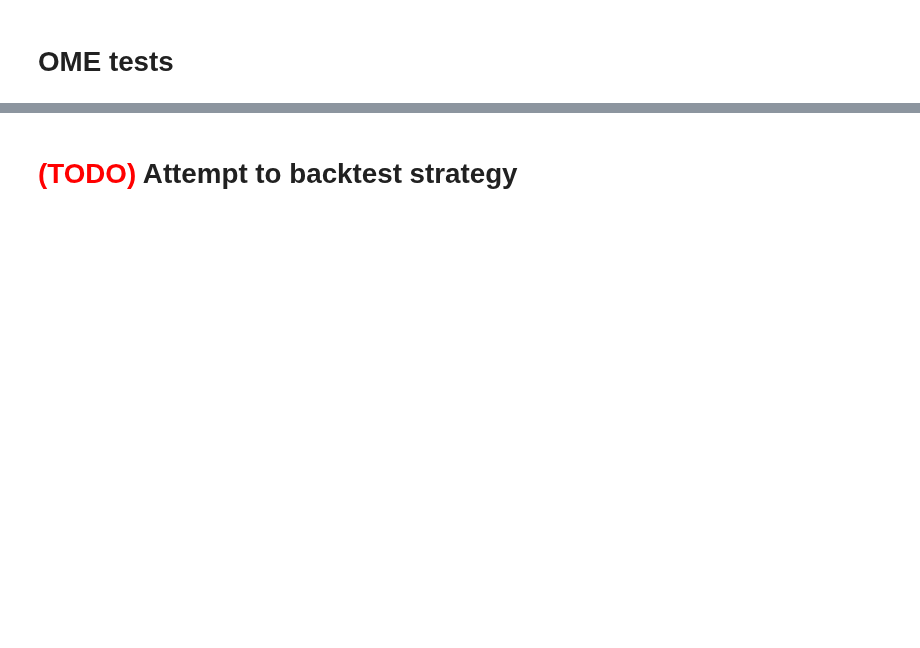
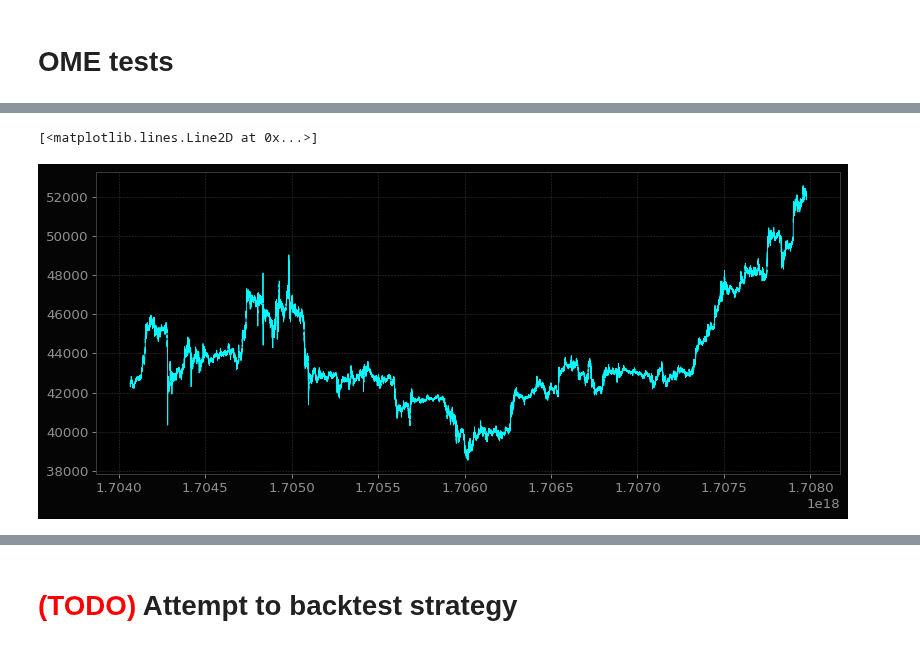
Before and after one commit to dmarienko/Qubx, a Jupyter notebook: experiments/5.0 OME blotter.ipynb, the cells around one changed output, grey strips where cells are left out. Drawn from its saved outputs; the diff is of its cells as text; code cells hidden in the pictures; blank space fills up the shorter version.

```diff
--- a/experiments/5.0 OME blotter.ipynb
+++ b/experiments/5.0 OME blotter.ipynb
@@ -30,4 +31,5 @@ The autoreload extension is already loaded. To reload it, use:
 # %%
 r = CsvStorageDataReader('../tests/data/csv')
 # %%
-stream = r.read('BTCUSDT_ohlcv_M1', transform=RestoreTicksFromOHLC(trades=True))
+instr = lookup.find_symbol("BINANCE.UM", "BTCUSDT")
+stream = r.read('BTCUSDT_ohlcv_M1', transform=RestoreTicksFromOHLC(trades=False, spread=instr.min_tick))
@@ -42,0 +36,5 @@ SortedDict({12.0: Order(id='10000', type='MARKET', symbol='BTCUSDT', time=numpy.
+# %%
+plt.plot(pd.Series({s.time:s.ask for s in stream}))
+# %% [output]
+[<matplotlib.lines.Line2D at 0x...>]
+[figure, added]
```
Also changed, not shown: parts of 10 cells of this notebook, 4 other files.
